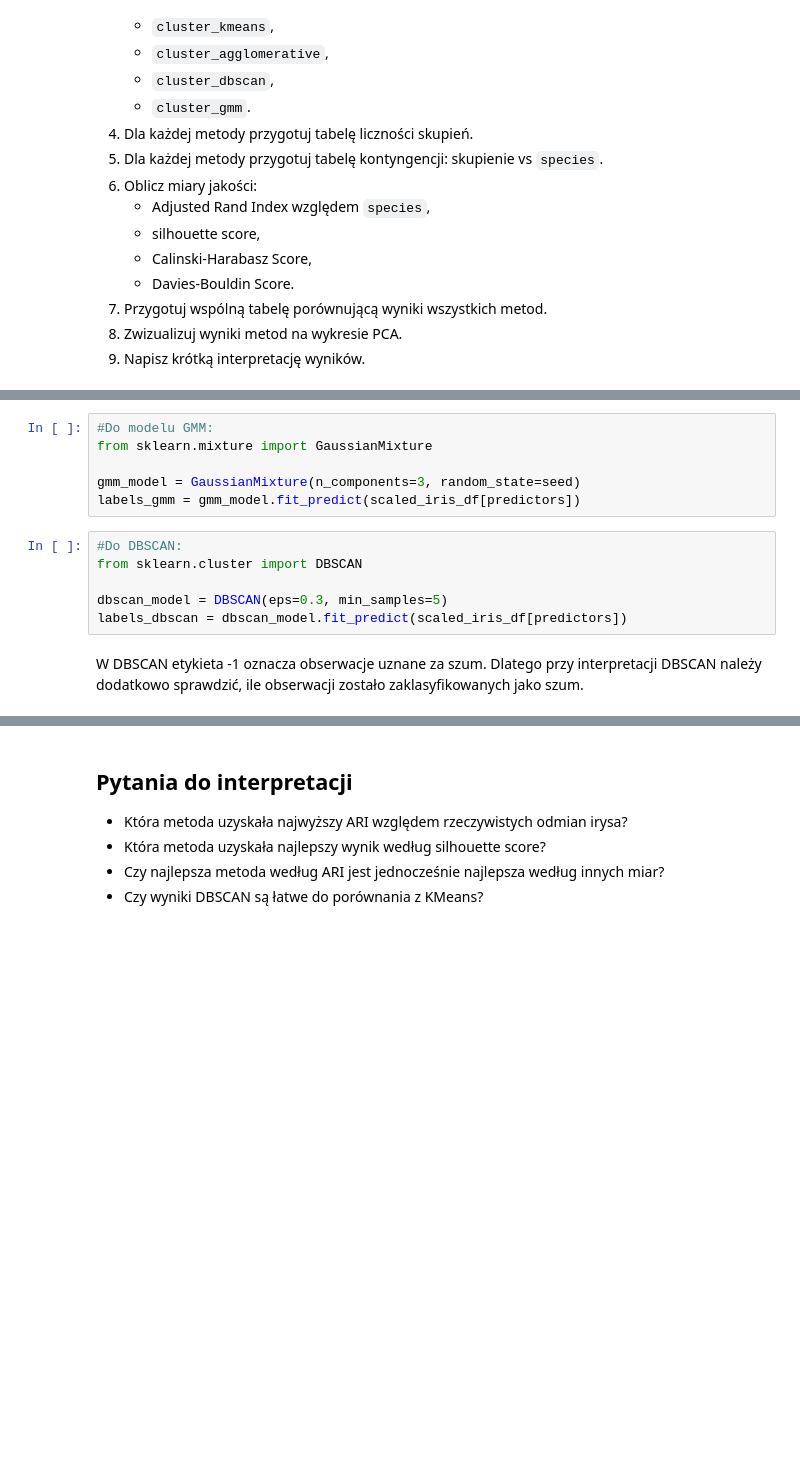
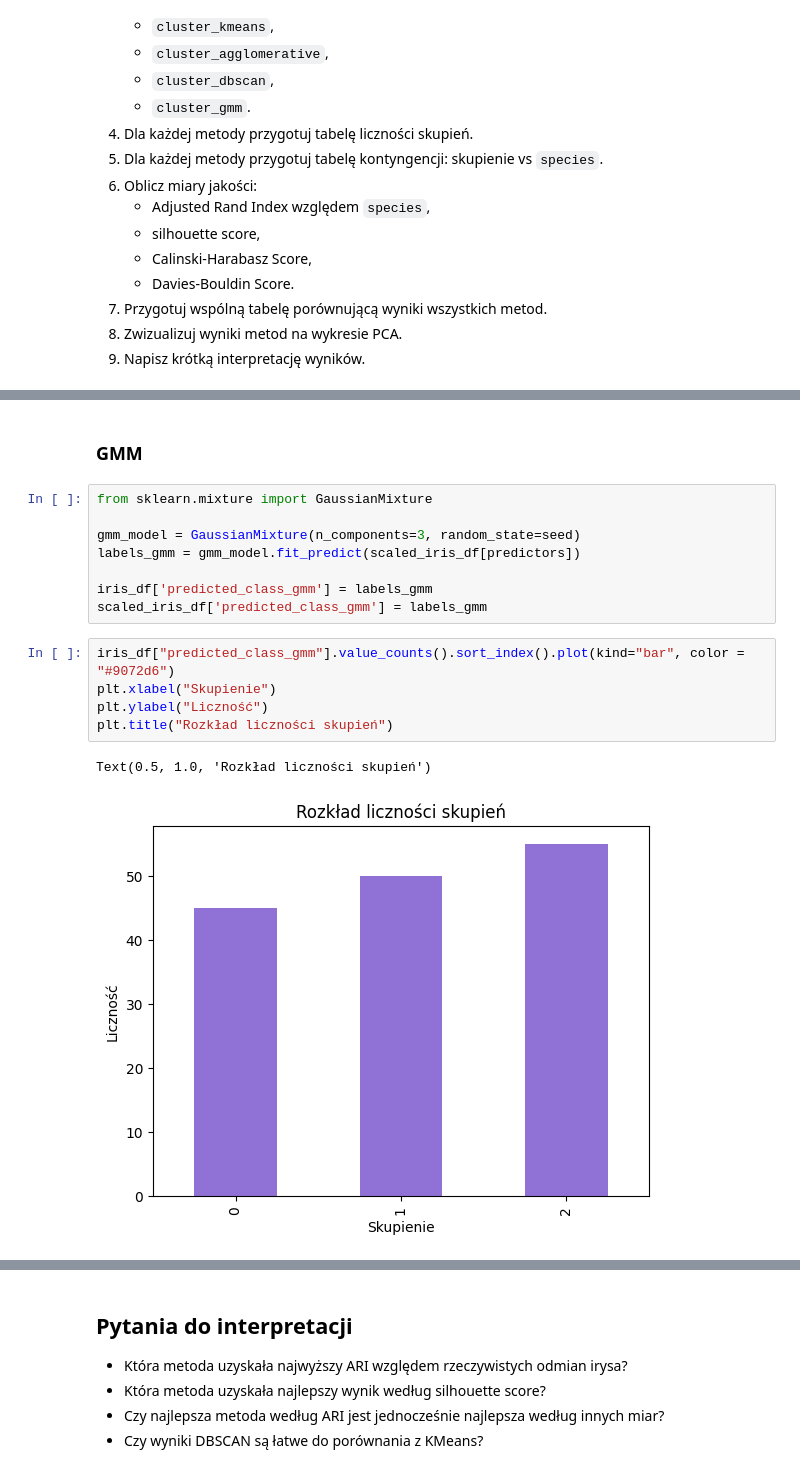
Before and after one commit to kingaorlowicz/Data_Mining_agh, a Jupyter notebook: lab3/IRIS_AGH_LAB.ipynb, the cells around one changed output, grey strips where cells are left out. Cells and saved outputs as stored; diff of their text form; blank space fills up the shorter version.

```diff
--- a/lab3/IRIS_AGH_LAB.ipynb
+++ b/lab3/IRIS_AGH_LAB.ipynb
@@ -1223,15 +1353,18 @@ labels_agglomerative = agglomerative_model.fit_predict(scaled_iris_df[predictors
+# %% [markdown]
+### GMM
 # %%
-#Do modelu GMM:
 from sklearn.mixture import GaussianMixture
 
 gmm_model = GaussianMixture(n_components=3, random_state=seed)
 labels_gmm = gmm_model.fit_predict(scaled_iris_df[predictors])
+
+iris_df['predicted_class_gmm'] = labels_gmm
+scaled_iris_df['predicted_class_gmm'] = labels_gmm
-# %%
-#Do DBSCAN:
-from sklearn.cluster import DBSCAN
-
-dbscan_model = DBSCAN(eps=0.3, min_samples=5)
-labels_dbscan = dbscan_model.fit_predict(scaled_iris_df[predictors])
-# %% [markdown]
-W DBSCAN etykieta -1 oznacza obserwacje uznane za szum.
-Dlatego przy interpretacji DBSCAN należy dodatkowo sprawdzić, ile obserwacji zostało zaklasyfikowanych jako szum.
+# %%
+iris_df["predicted_class_gmm"].value_counts().sort_index().plot(kind="bar", color = "#9072d6")
+plt.xlabel("Skupienie")
+plt.ylabel("Liczność")
+plt.title("Rozkład liczności skupień")
+# %% [output]
+Text(0.5, 1.0, 'Rozkład liczności skupień')
+[figure, added]
```
Also changed, not shown: parts of 14 cells of this notebook.
